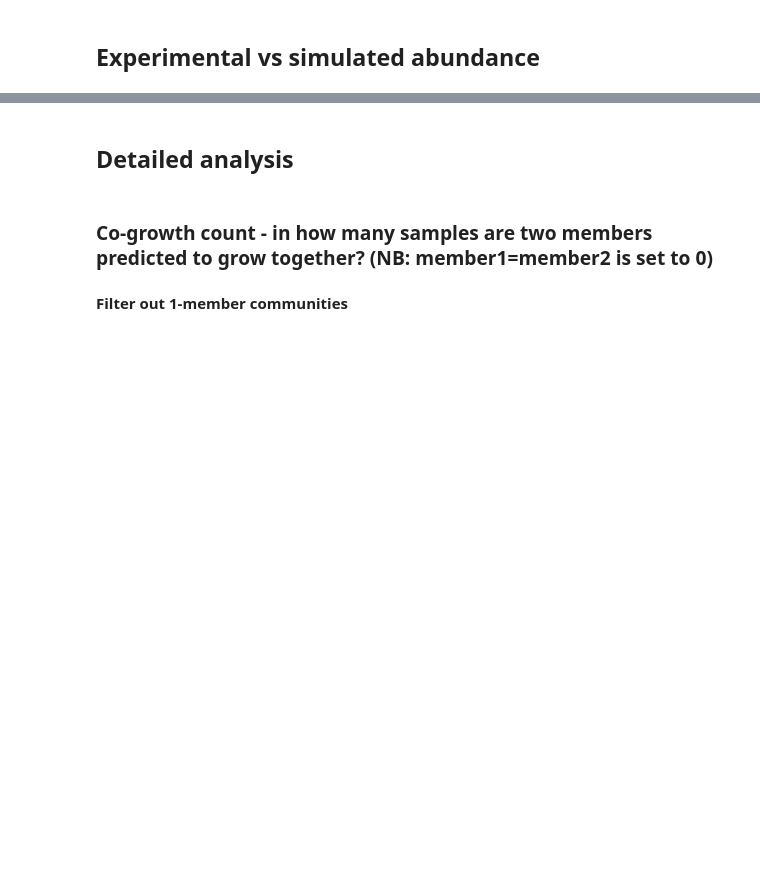
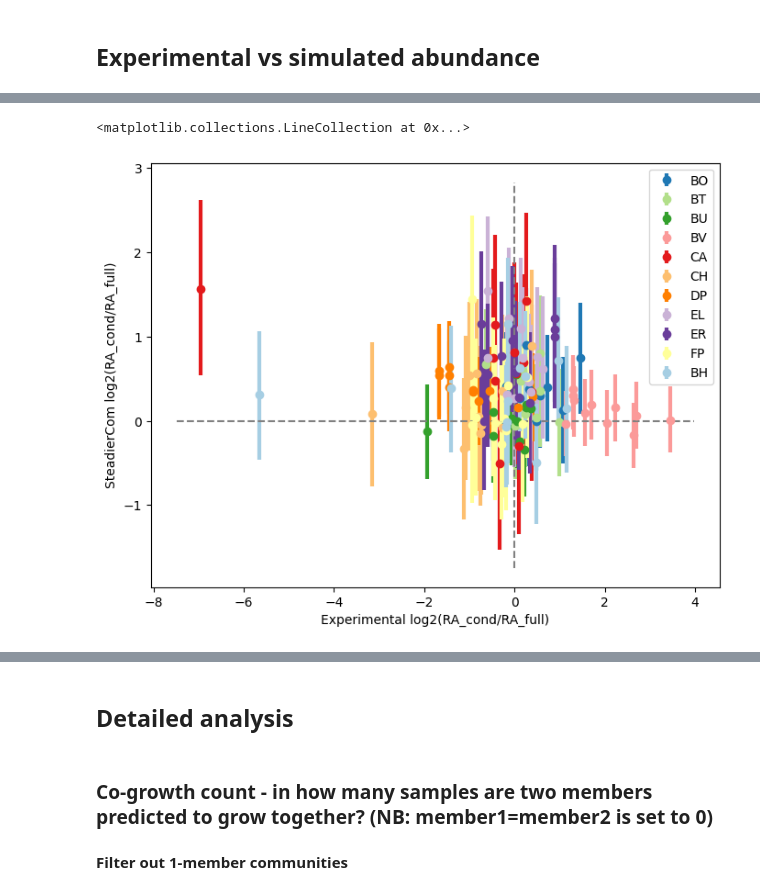
Before and after one commit to IdunBurgos/SteadierCom-Case-Studies, a Jupyter notebook: notebooks/Step 7.1.1. SteadierCom abundance prediction - Venturelli.ipynb, the cells around one changed output, grey strips where cells are left out. Saved outputs shown, nothing was run; the diff lists cells and outputs as text; code cells hidden in the pictures; blank space fills up the shorter version.

```diff
--- a/notebooks/Step 7.1.1. SteadierCom abundance prediction - Venturelli.ipynb
+++ b/notebooks/Step 7.1.1. SteadierCom abundance prediction - Venturelli.ipynb
@@ -140,0 +215,17 @@ Name: count, dtype: int64
+# %%
+def my_statistic(sample_base, sample_cond, axis=-1, eps=1e-12):
+    return np.mean(np.log2(sample_cond + eps), axis=axis) - np.mean(np.log2(sample_base + eps), axis=axis)
+
+bootstrapped_results = {}
+for member in exp_abundance_df.columns.unique():
+    communities =[name for name in exp_abundance_df.index if name!="NONE"]
+    print(member)
+    for community in communities:
+        if community == member+"-":
+            continue
+        data_base = joined_spec.query("member == @member and community == 'NONE'")["relative_abundance_sim"].values
+        data_cond = joined_spec.query("member == @member and community == @community")["relative_abundance_sim"].values
+
+        mean_diff = my_statistic(data_base, data_cond)
+        res = bootstrap((data_base,data_cond), my_statistic, vectorized=True, paired=False, confidence_level=0.95, n_resamples=10000, method='bca')
+        bootstrapped_results[(member,community)] = { "mean_diff": mean_diff, "low": res.confidence_interval[0], "high": res.confidence_interval[1] }
@@ -140,0 +245,49 @@ Name: count, dtype: int64
+# %%
+exp_abundance_df_red = exp_abundance_df.drop("NONE").drop("PC",axis=1)
+exp_abundance_df_none = exp_abundance_df.loc["NONE"].drop("PC")
+
+exp_abundance_relative_df = (exp_abundance_df_red.map(np.log2) - exp_abundance_df_none.map(np.log2))\
+                .stack()\
+                    .replace([np.inf, -np.inf], np.nan)\
+                        .dropna()
+
+boot_df = pd.DataFrame.from_dict(bootstrapped_results, orient='index')\
+                        .reorder_levels([1,0], axis=0)\
+                            .sort_index()\
+                                .rename_axis(index=["community","member"])\
+                                    .drop("PC",level=1)
+
+fig,ax = plt.subplots(figsize=(8,6))
+
+for member in exp_abundance_relative_df.index.get_level_values(1).unique():
+    boot_df_spec = boot_df.xs(member, level=1, drop_level=False).copy()
+
+    yerr = np.vstack([
+        boot_df_spec["mean_diff"] - boot_df_spec["low"],
+        boot_df_spec["high"] - boot_df_spec["mean_diff"],
+    ])
+
+    ax.errorbar(
+        x=exp_abundance_relative_df.loc[boot_df_spec.index].values,
+        y=boot_df_spec["mean_diff"].values,
+        yerr=yerr,
+        fmt="o",
+        linestyle="none",
+        color=member_colors[member],
+        ecolor=member_colors[member],
+        elinewidth=3,
+        capsize=0,
+        label=member
+    )
+
+ax.legend()
+ax.set_xlabel("Experimental log2(RA_cond/RA_full)")
+ax.set_ylabel("SteadierCom log2(RA_cond/RA_full)")
+#ax.set_ylim([-2,2])
+#ax.set_xlim([-2,2])
+
+ax.hlines(0,ax.get_xlim()[0],ax.get_xlim()[1],colors='gray',linestyles='dashed')
+ax.vlines(0,ax.get_ylim()[0],ax.get_ylim()[1],colors='gray',linestyles='dashed')
+# %% [output]
+<matplotlib.collections.LineCollection at 0x...>
+[figure, added]
```
Also changed, not shown: parts of 35 cells of this notebook, 3 other files.
